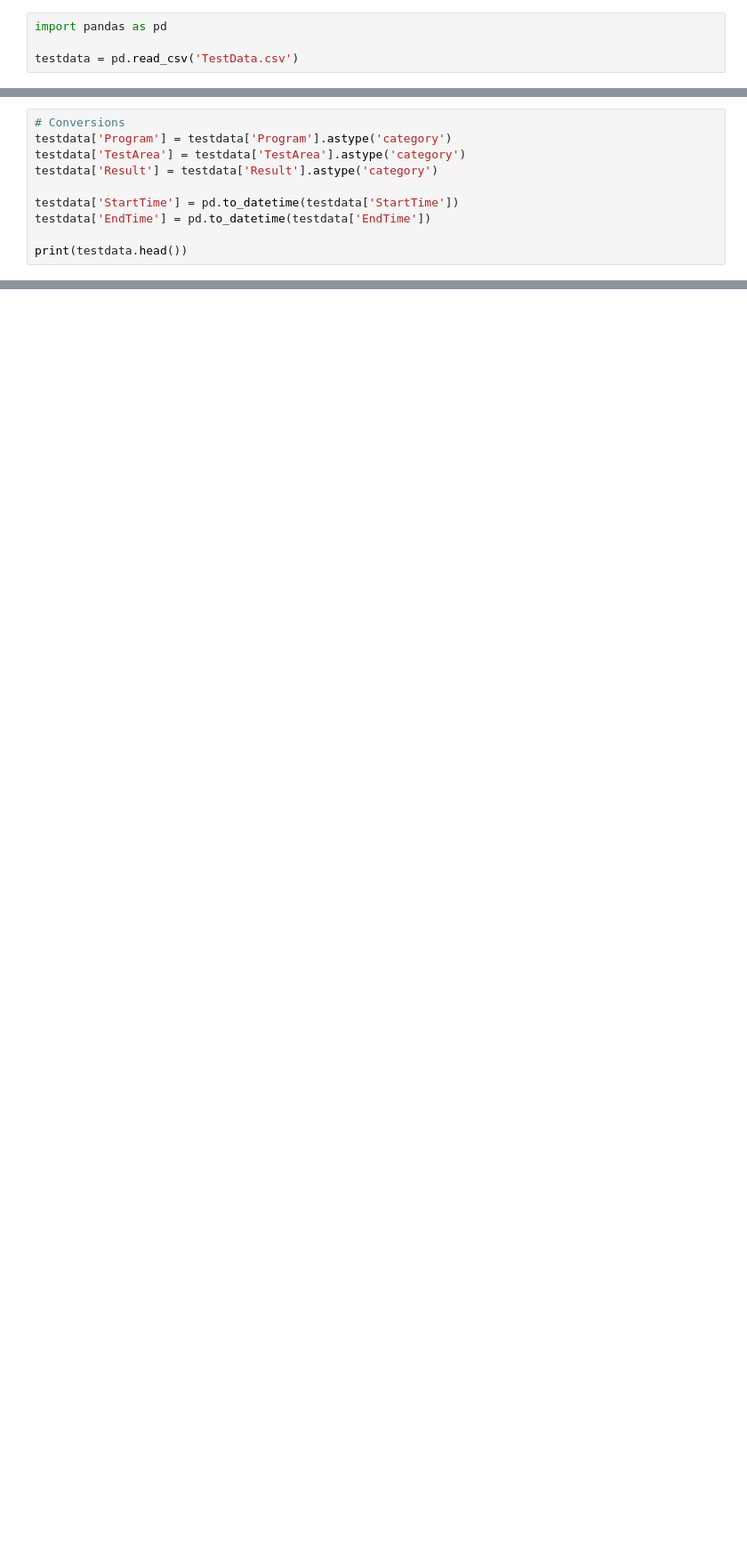
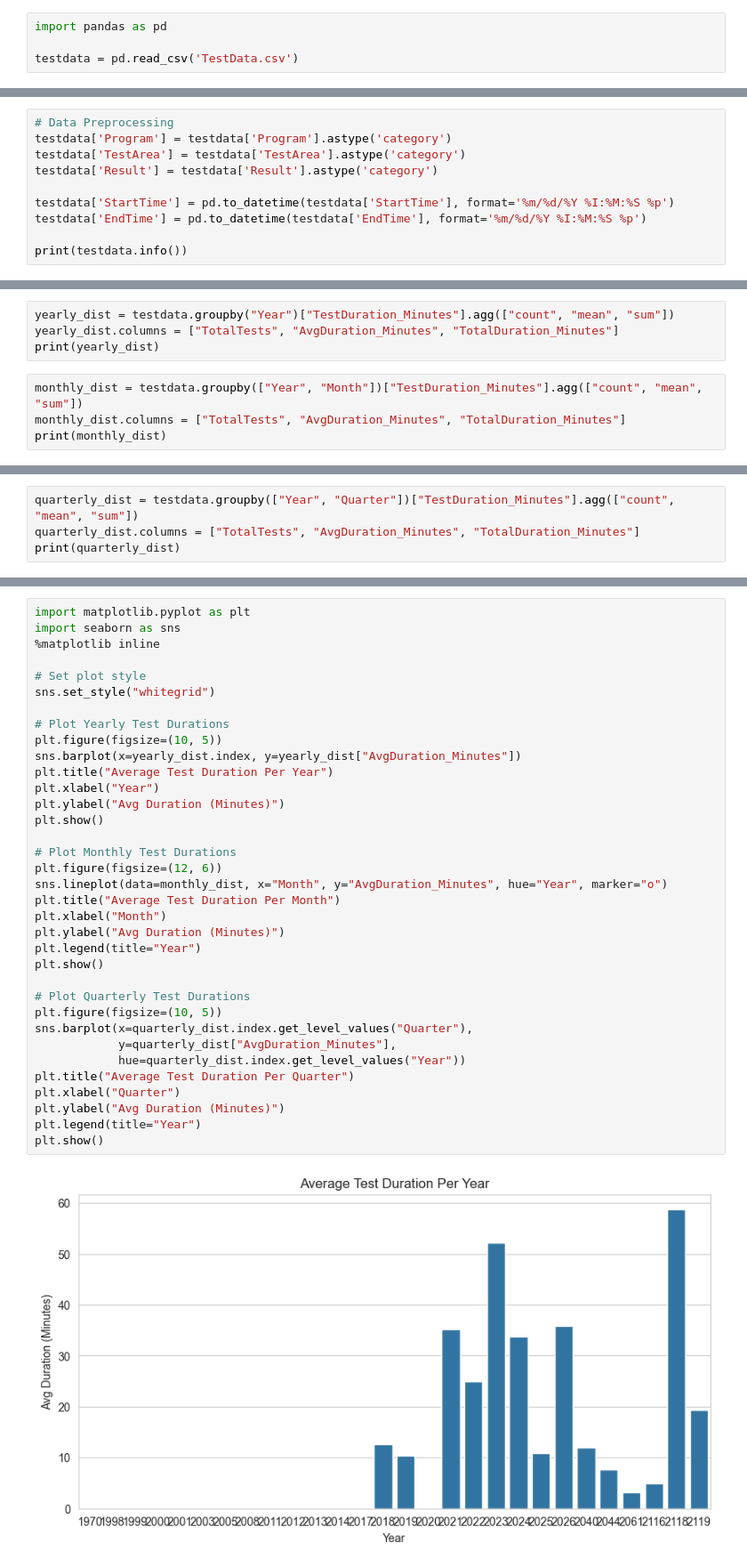
Before and after one commit to idrak-dareshani/Python-Project, a Jupyter notebook: test_notebook.ipynb, the cells around one changed output, grey strips where cells are left out. Shown at 89% size. Cells and saved outputs as stored; diff of their text form; blank space fills up the shorter version.

```diff
--- a/test_notebook.ipynb
+++ b/test_notebook.ipynb
@@ -5,11 +14,11 @@ testdata = pd.read_csv('TestData.csv')
 # %%
-# Conversions
+# Data Preprocessing
 testdata['Program'] = testdata['Program'].astype('category')
 testdata['TestArea'] = testdata['TestArea'].astype('category')
 testdata['Result'] = testdata['Result'].astype('category')
 
-testdata['StartTime'] = pd.to_datetime(testdata['StartTime'])
-testdata['EndTime'] = pd.to_datetime(testdata['EndTime'])
+testdata['StartTime'] = pd.to_datetime(testdata['StartTime'], format='%m/%d/%Y %I:%M:%S %p')
+testdata['EndTime'] = pd.to_datetime(testdata['EndTime'], format='%m/%d/%Y %I:%M:%S %p')
 
-print(testdata.head())
+print(testdata.info())
 # %% [output]
@@ -32,0 +99,8 @@ None
+# %%
+yearly_dist = testdata.groupby("Year")["TestDuration_Minutes"].agg(["count", "mean", "sum"])
+yearly_dist.columns = ["TotalTests", "AvgDuration_Minutes", "TotalDuration_Minutes"]
+print(yearly_dist)
+# %%
+monthly_dist = testdata.groupby(["Year", "Month"])["TestDuration_Minutes"].agg(["count", "mean", "sum"])
+monthly_dist.columns = ["TotalTests", "AvgDuration_Minutes", "TotalDuration_Minutes"]
+print(monthly_dist)
@@ -32,0 +123,4 @@ None
+# %%
+quarterly_dist = testdata.groupby(["Year", "Quarter"])["TestDuration_Minutes"].agg(["count", "mean", "sum"])
+quarterly_dist.columns = ["TotalTests", "AvgDuration_Minutes", "TotalDuration_Minutes"]
+print(quarterly_dist)
@@ -32,0 +145,37 @@ None
+# %%
+import matplotlib.pyplot as plt
+import seaborn as sns
+%matplotlib inline
+
+# Set plot style
+sns.set_style("whitegrid")
+
+# Plot Yearly Test Durations
+plt.figure(figsize=(10, 5))
+sns.barplot(x=yearly_dist.index, y=yearly_dist["AvgDuration_Minutes"])
+plt.title("Average Test Duration Per Year")
+plt.xlabel("Year")
+plt.ylabel("Avg Duration (Minutes)")
+plt.show()
+
+# Plot Monthly Test Durations
+plt.figure(figsize=(12, 6))
+sns.lineplot(data=monthly_dist, x="Month", y="AvgDuration_Minutes", hue="Year", marker="o")
+plt.title("Average Test Duration Per Month")
+plt.xlabel("Month")
+plt.ylabel("Avg Duration (Minutes)")
+plt.legend(title="Year")
+plt.show()
+
+# Plot Quarterly Test Durations
+plt.figure(figsize=(10, 5))
+sns.barplot(x=quarterly_dist.index.get_level_values("Quarter"),
+            y=quarterly_dist["AvgDuration_Minutes"],
+            hue=quarterly_dist.index.get_level_values("Year"))
+plt.title("Average Test Duration Per Quarter")
+plt.xlabel("Quarter")
+plt.ylabel("Avg Duration (Minutes)")
+plt.legend(title="Year")
+plt.show()
+# %% [output]
+[figure, added]
```
Also changed, not shown: parts of 12 cells of this notebook, 2 other files.
